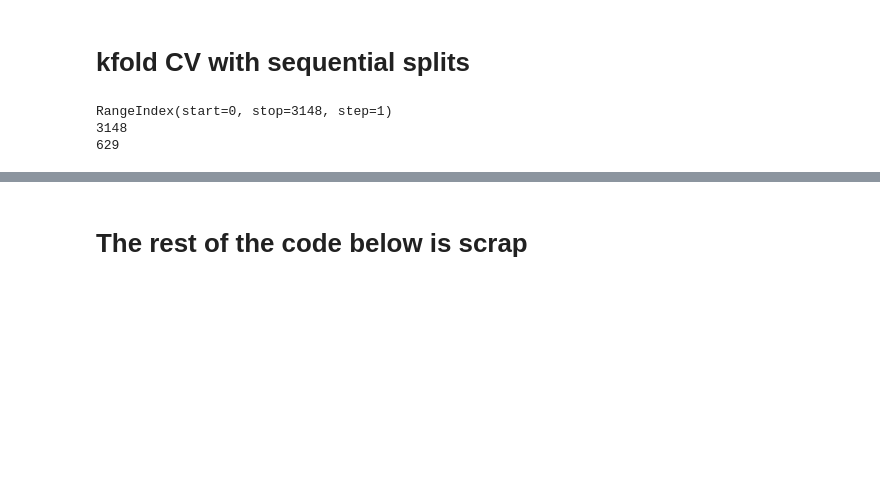
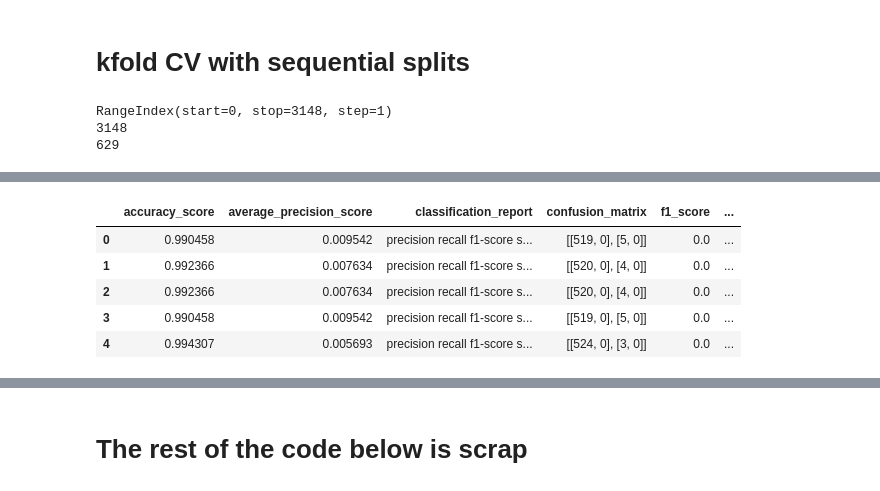
Before and after one commit to RBCCapstone/Classification, a Jupyter notebook: Logistic Regression-Sequential Order.ipynb, the cells around one changed output, grey strips where cells are left out. Drawn from its saved outputs; the diff is of its cells as text; code cells hidden in the pictures; blank space fills up the shorter version.

```diff
--- a/Logistic Regression-Sequential Order.ipynb
+++ b/Logistic Regression-Sequential Order.ipynb
@@ -67,6 +72,18 @@ y.head()
 4    0
 Name: market_moving, dtype: int64
 # %%
+def all_metrics(y, y_hat):
+    scores={}
+    # takes in the actual score (y) and the prediction (y_hat)
+    scores['average_precision_score'] = average_precision_score(y, y_hat)
+    scores['accuracy_score']= accuracy_score(y, y_hat)
+    scores['precision_score']= precision_score(y, y_hat)
+    scores['recall_score'] = recall_score(y, y_hat)
+    scores['f1_score'] =  f1_score(y, y_hat)
+    scores['confusion_matrix'] = confusion_matrix(y, y_hat)
+    scores['classification_report'] = classification_report(y, y_hat)
+    return scores
+
 def SingleTest(X_train, y_train, X_test, y_test, penaltyval, Cval):
     #Use Logistic Regression - Testing with dummy-y-variable
 
@@ -116,6 +133,11 @@ def SingleTest(X_train, y_train, X_test, y_test, penaltyval, Cval):
     Trainf1 = f1_score(y_train, y_train_predict, average='binary')
     Testf1 = f1_score(y_test, y_test_predict, average='binary')
 
+    ## Calculate all metrics
+    all_train_scores = all_metrics(y_train, y_train_predict)
+    all_test_scores = all_metrics(y_test, y_test_predict)
+
+
     #Not to be confused with the ranking metric, mAP (mean average precision), this is simply the average of the P and R curve
     TrainAvgP = average_precision_score(y_train, y_train_predict)
     TestAvgP = average_precision_score(y_test, y_test_predict)
@@ -125,7 +147,7 @@ def SingleTest(X_train, y_train, X_test, y_test, penaltyval, Cval):
 
     df.loc['Train'] = pd.Series({'Precision': TrainPrecision, 'Recall': TrainRecall, 'F1': Trainf1, 'Avg Precision': TrainAvgP, 'Accuracy': TrainAccuracy})
     df.loc['Test'] = pd.Series({'Precision': TestPrecision, 'Recall': TestRecall, 'F1': Testf1, 'Avg Precision': TestAvgP, 'Accuracy': TestAccuracy})
-    return df, train_scores, test_scores
+    return df, train_scores, test_scores, all_train_scores, all_test_scores
 # %%
 def SequentialSetRun(X, y, testsize):
 
@@ -341,6 +289,8 @@ def getHyperparameters(X,y):
 testPrec = []
 testAcc = []
 testRecall=[]
+testScores=[]
+trainScores=[]
 for i in range(k):
     #Get indexes for test and train data for split i in k
     incrementrows = int(len(newdata) / (k+1))
@@ -377,12 +327,15 @@ for i in range(k):
     #print(ytest.head())
 
     #Use these hyperparamers on outerfold
-    df, train_scores, test_scores = SingleTest(Xtrain, ytrain, Xtest, ytest, Penalty, C)
+    df, train_scores, test_scores, all_train_scores, all_test_scores = SingleTest(Xtrain, ytrain, Xtest, ytest, Penalty, C)
 
     #focusing on precision (can access TestResults1 at different indices to evaluate more metrics)
     testPrec.append(df.iloc[1,0])
     testAcc.append(df.iloc[1,4])
     #print(testAcc)
+
+    testScores.append(all_test_scores)
+    trainScores.append(all_train_scores)
 
     #Print mean Precision score (average binary precision over k outer folds)
     meanPrecision = sum(testPrec) / float(len(testPrec))
@@ -487,0 +368,16 @@ print(testPrec)
+# %%
+all_results['lrstem'] = {'test': testScores, 'train':trainScores}
+import winsound
+duration = 1000  # millisecond
+freq = 440  # Hz
+winsound.Beep(freq, duration)
+winsound.Beep(600, 500)
+scoredf = pd.DataFrame(testScores)
+scoredf
+# %% [output]
+|  | accuracy_score | average_precision_score | classification_report | confusion_matrix | f1_score | ... |
+| 0 | 0.990458 | 0.009542 | precision recall f1-score s... | [[519, 0], [5, 0]] | 0.0 | ... |
+| 1 | 0.992366 | 0.007634 | precision recall f1-score s... | [[520, 0], [4, 0]] | 0.0 | ... |
+| 2 | 0.992366 | 0.007634 | precision recall f1-score s... | [[520, 0], [4, 0]] | 0.0 | ... |
+| 3 | 0.990458 | 0.009542 | precision recall f1-score s... | [[519, 0], [5, 0]] | 0.0 | ... |
+| 4 | 0.994307 | 0.005693 | precision recall f1-score s... | [[524, 0], [3, 0]] | 0.0 | ... |
```
Also changed, not shown: parts of 21 cells of this notebook, 18 other files.
